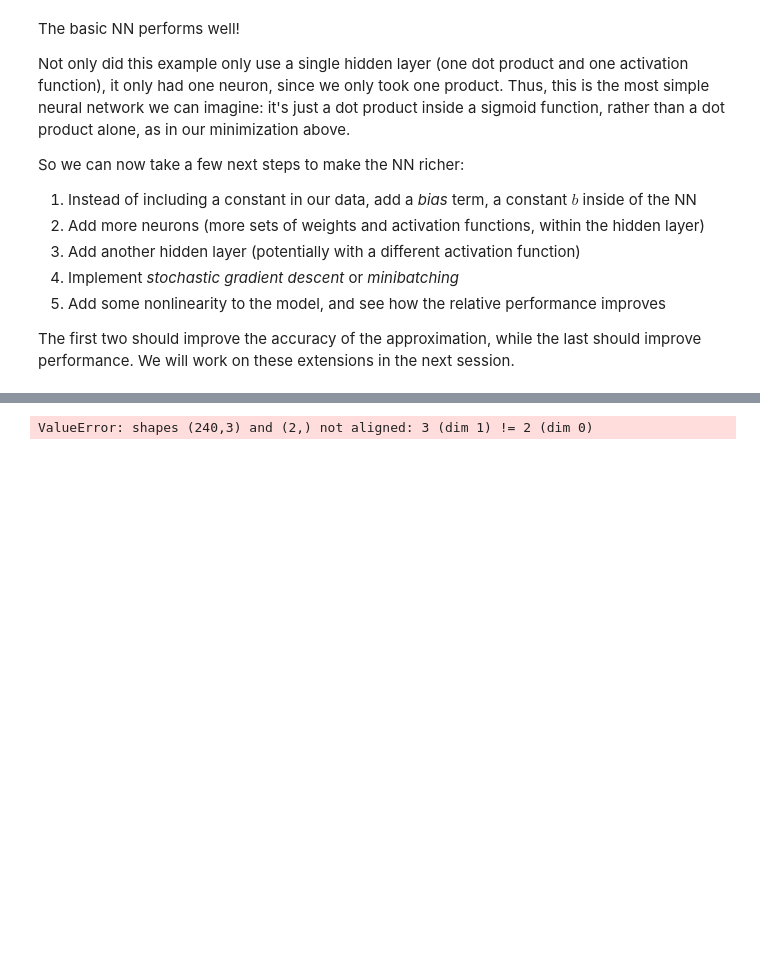
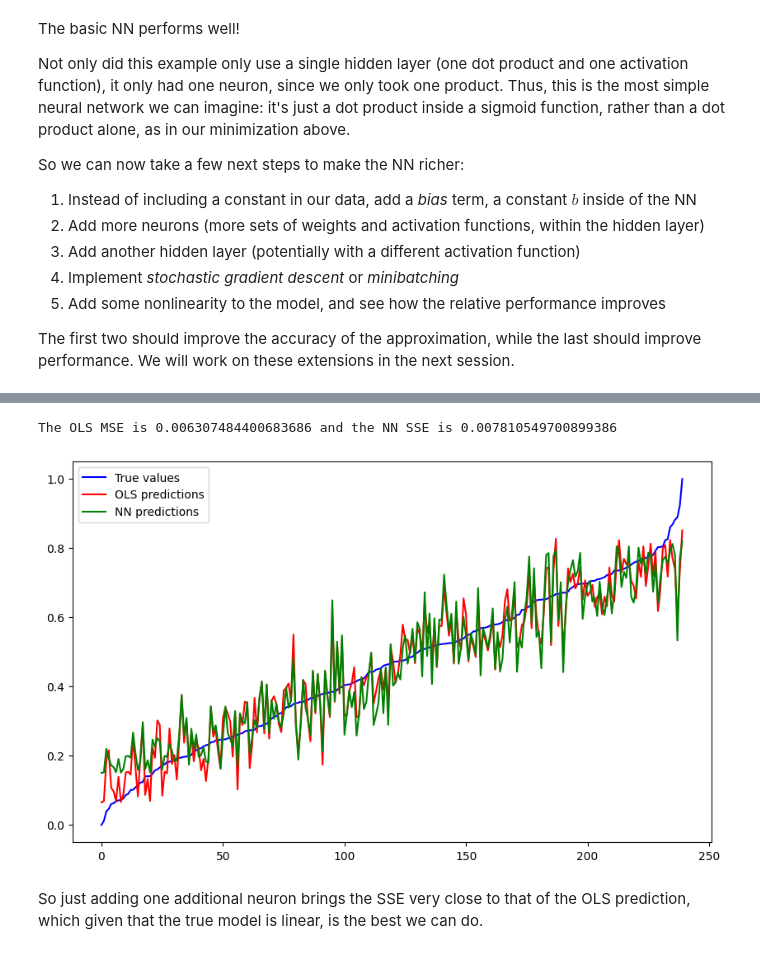
Before and after one commit to JohnRGreen/JHUML, a Jupyter notebook: OLSNN.ipynb, the cells around one changed output, grey strips where cells are left out. Cells and saved outputs as stored; diff of their text form; code cells hidden in the pictures; blank space fills up the shorter version.

Commit message:
updated NB with second neuron

```diff
--- a/OLSNN.ipynb
+++ b/OLSNN.ipynb
@@ -79,7 +73,7 @@ Our model is linear in two variables $X$ and $C$, with an intercept $\beta_0$. L
 # %%
 # bring in package for OLS
 # X variables:
-X = train_data[['I','X', 'C']].values
+X = train_data[['I','U', 'B']].values
 # Y variable:
 Y = train_data['Y'].values.reshape(-1, 1)
 # does not need to be in a df!
@@ -523,8 +529,43 @@ class NeuralNetwork:
         return prediction
 # %%
 # create neural network
-NN = NeuralNetwork(Xscaled, Yscaled)
+NN2 = NeuralNetwork2(Xscaled, Yscaled.reshape(-1,1))
 # train neural network
-NN.train()
+NN2.train()
-# %% [output]
-ValueError: shapes (240,3) and (2,) not aligned: 3 (dim 1) != 2 (dim 0)
+# %%
+# calculate predictions from both models
+NNpred2  = NN2.predict(Xscaled)
+# calculate errors
+OLSerror = OLSpred - Yscaled
+NNerror = NNpred2 - Yscaled
+# sum of squared errors
+OLSSSE = np.sum(OLSerror**2)
+NNSSE = np.sum(NNerror**2)
+# mean squared error
+ols_mse = np.mean(OLSerror**2)
+nn_mse = np.mean(NNerror**2)
+
+# now let's plot
+data = pd.DataFrame({
+    'Y_scaled': Yscaled.squeeze(),
+    'OLSpred': OLSpred.squeeze(),
+    'NNpred': NNpred2.squeeze()
+})
+
+print("The OLS MSE is", ols_mse, "and the NN SSE is", nn_mse)
+
+# Sort the data by Y_scaled
+data.sort_values('Y_scaled', inplace=True)
+
+# Plot the data
+plt.figure(figsize=(10, 6))
+plt.plot(data['Y_scaled'].values, 'b', label='True values')
+plt.plot(data['OLSpred'].values, 'r', label='OLS predictions')
+plt.plot(data['NNpred'].values, 'g', label='NN predictions')
+plt.legend()
+plt.show()
+# %% [output]
+The OLS MSE is 0.006307484400683686 and the NN SSE is 0.007810549700899386
+[figure, added]
+# %% [markdown]
+So just adding one additional neuron brings the SSE very close to that of the OLS prediction, which given that the true model is linear, is the best we can do.
```
Also changed, not shown: parts of 16 cells of this notebook, 1 other file.
